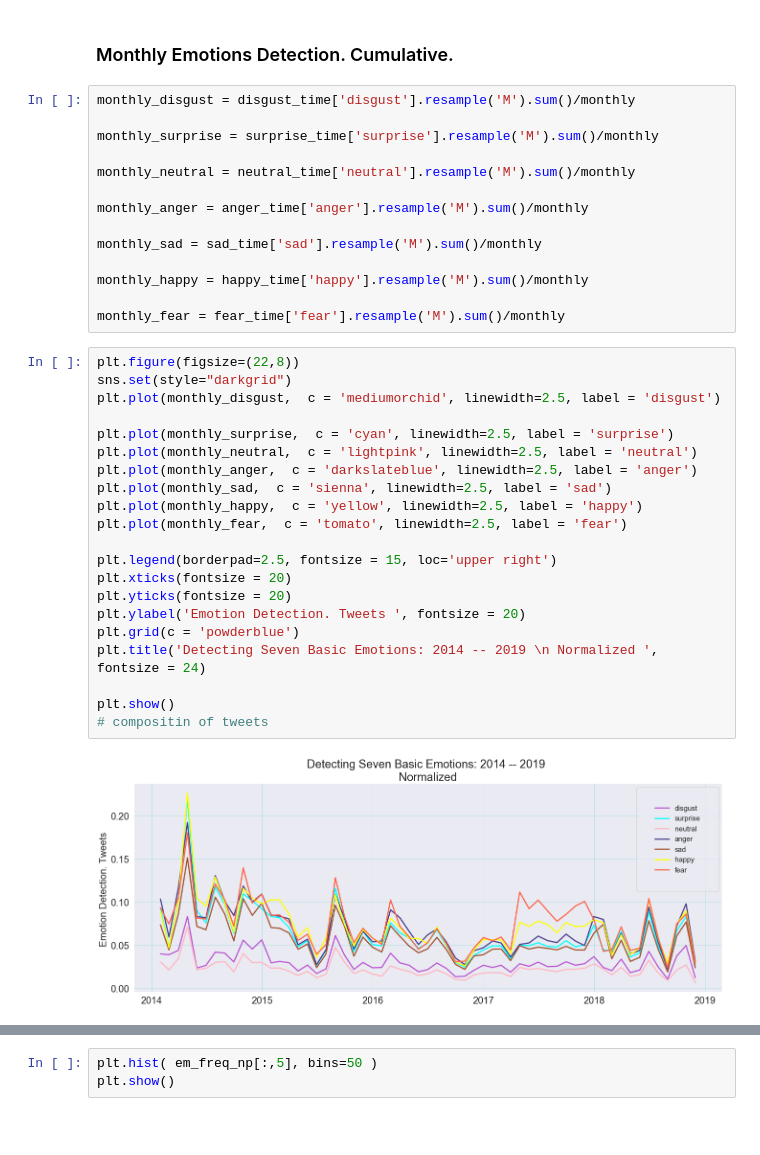
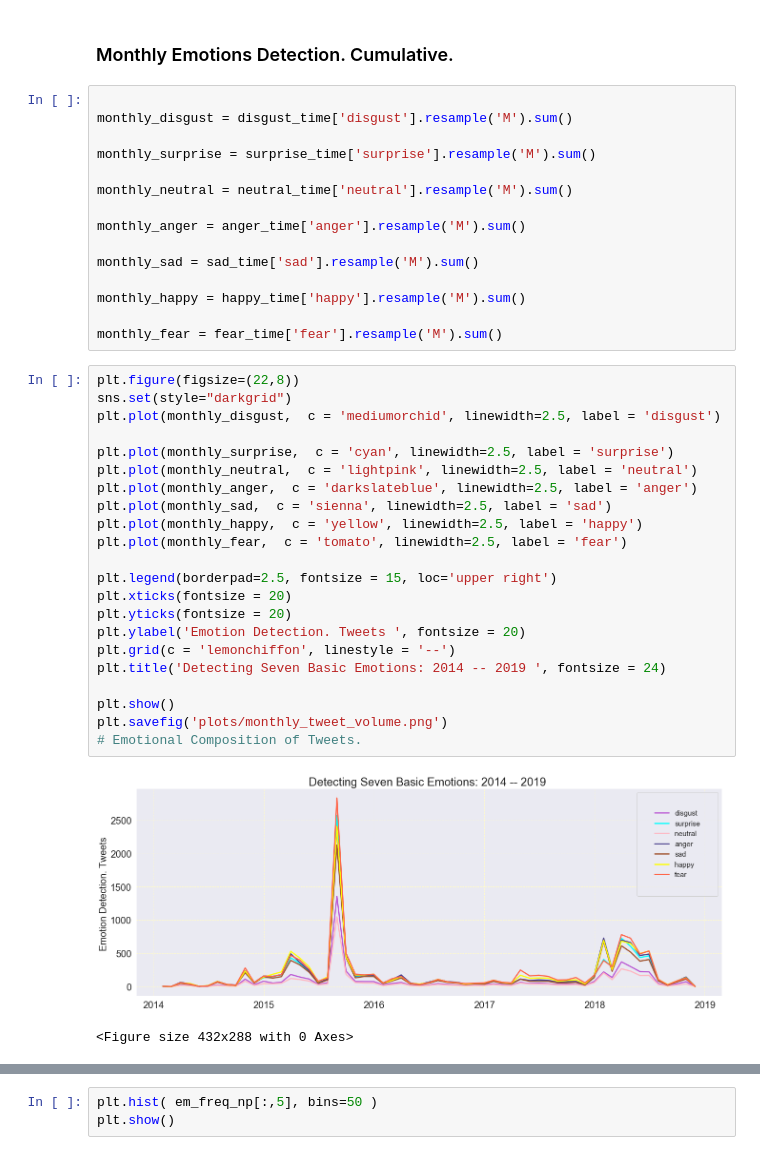
Before and after one commit to nastyasimpson/Emotion_Detection_Elections, a Jupyter notebook: Emotions_Frequencies_Time_Series.ipynb, the cells around one changed output, grey strips where cells are left out. Drawn from its saved outputs; the diff is of its cells as text; blank space fills up the shorter version.

```diff
--- a/Emotions_Frequencies_Time_Series.ipynb
+++ b/Emotions_Frequencies_Time_Series.ipynb
@@ -514,39 +519,42 @@ fear_time.head(2)
 # %% [markdown]
 ### Monthly Emotions Detection. Cumulative.
 # %%
-monthly_disgust = disgust_time['disgust'].resample('M').sum()/monthly
 
-monthly_surprise = surprise_time['surprise'].resample('M').sum()/monthly
+monthly_disgust = disgust_time['disgust'].resample('M').sum()
 
-monthly_neutral = neutral_time['neutral'].resample('M').sum()/monthly
+monthly_surprise = surprise_time['surprise'].resample('M').sum()
 
-monthly_anger = anger_time['anger'].resample('M').sum()/monthly
+monthly_neutral = neutral_time['neutral'].resample('M').sum()
 
-monthly_sad = sad_time['sad'].resample('M').sum()/monthly
+monthly_anger = anger_time['anger'].resample('M').sum()
 
-monthly_happy = happy_time['happy'].resample('M').sum()/monthly
+monthly_sad = sad_time['sad'].resample('M').sum()
 
-monthly_fear = fear_time['fear'].resample('M').sum()/monthly
+monthly_happy = happy_time['happy'].resample('M').sum()
+
+monthly_fear = fear_time['fear'].resample('M').sum()
 # %%
 plt.figure(figsize=(22,8))
 sns.set(style="darkgrid")
 plt.plot(monthly_disgust,  c = 'mediumorchid', linewidth=2.5, label = 'disgust')
 
 plt.plot(monthly_surprise,  c = 'cyan', linewidth=2.5, label = 'surprise')
 plt.plot(monthly_neutral,  c = 'lightpink', linewidth=2.5, label = 'neutral')
 plt.plot(monthly_anger,  c = 'darkslateblue', linewidth=2.5, label = 'anger')
 plt.plot(monthly_sad,  c = 'sienna', linewidth=2.5, label = 'sad')
 plt.plot(monthly_happy,  c = 'yellow', linewidth=2.5, label = 'happy')
 plt.plot(monthly_fear,  c = 'tomato', linewidth=2.5, label = 'fear')
 
 plt.legend(borderpad=2.5, fontsize = 15, loc='upper right')
 plt.xticks(fontsize = 20)
 plt.yticks(fontsize = 20)
 plt.ylabel('Emotion Detection. Tweets ', fontsize = 20)
-plt.grid(c = 'powderblue')
-plt.title('Detecting Seven Basic Emotions: 2014 -- 2019 \n Normalized ', fontsize = 24)
+plt.grid(c = 'lemonchiffon', linestyle = '--')
+plt.title('Detecting Seven Basic Emotions: 2014 -- 2019 ', fontsize = 24)
 
 plt.show()
-# compositin of tweets
+plt.savefig('plots/monthly_tweet_volume.png')
+# Emotional Composition of Tweets.
 # %% [output]
-[figure, old version]
+[figure, new version]
+<Figure size 432x288 with 0 Axes>
```
Also changed, not shown: parts of 11 cells of this notebook, 2 other files.
